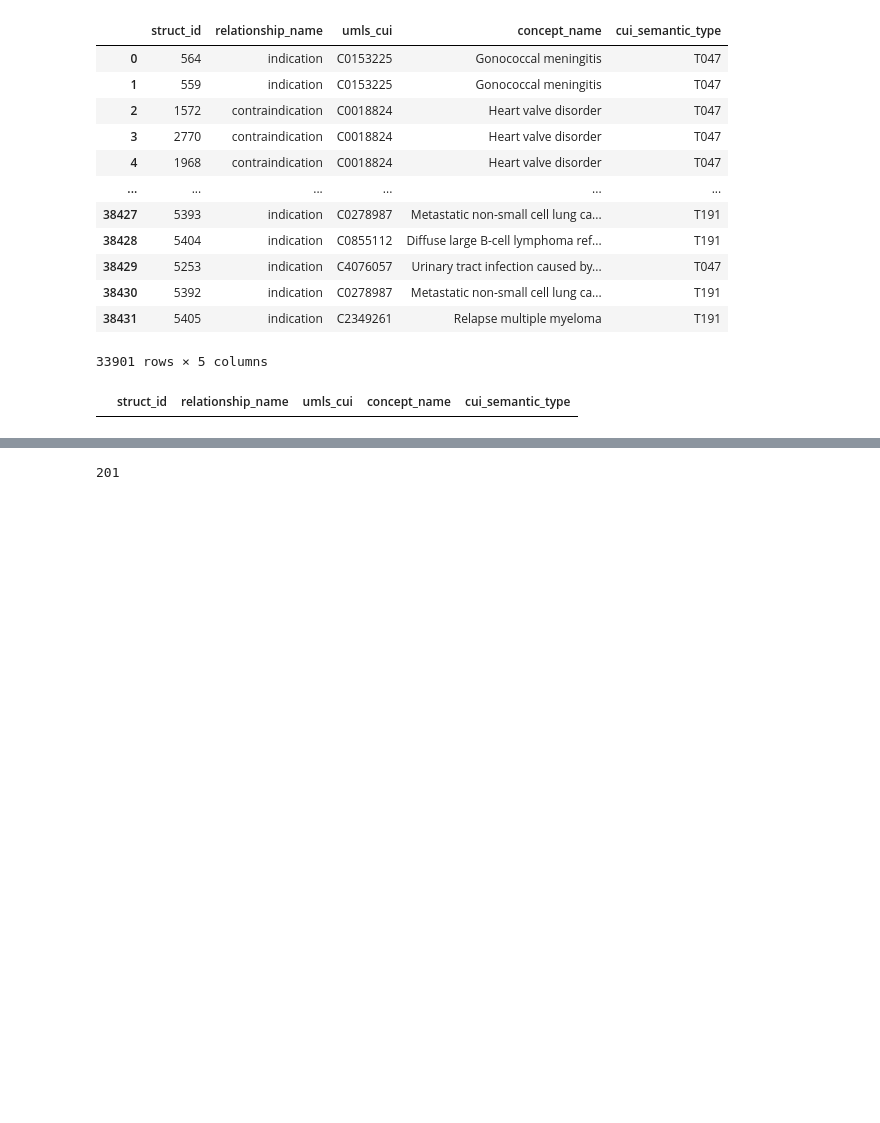
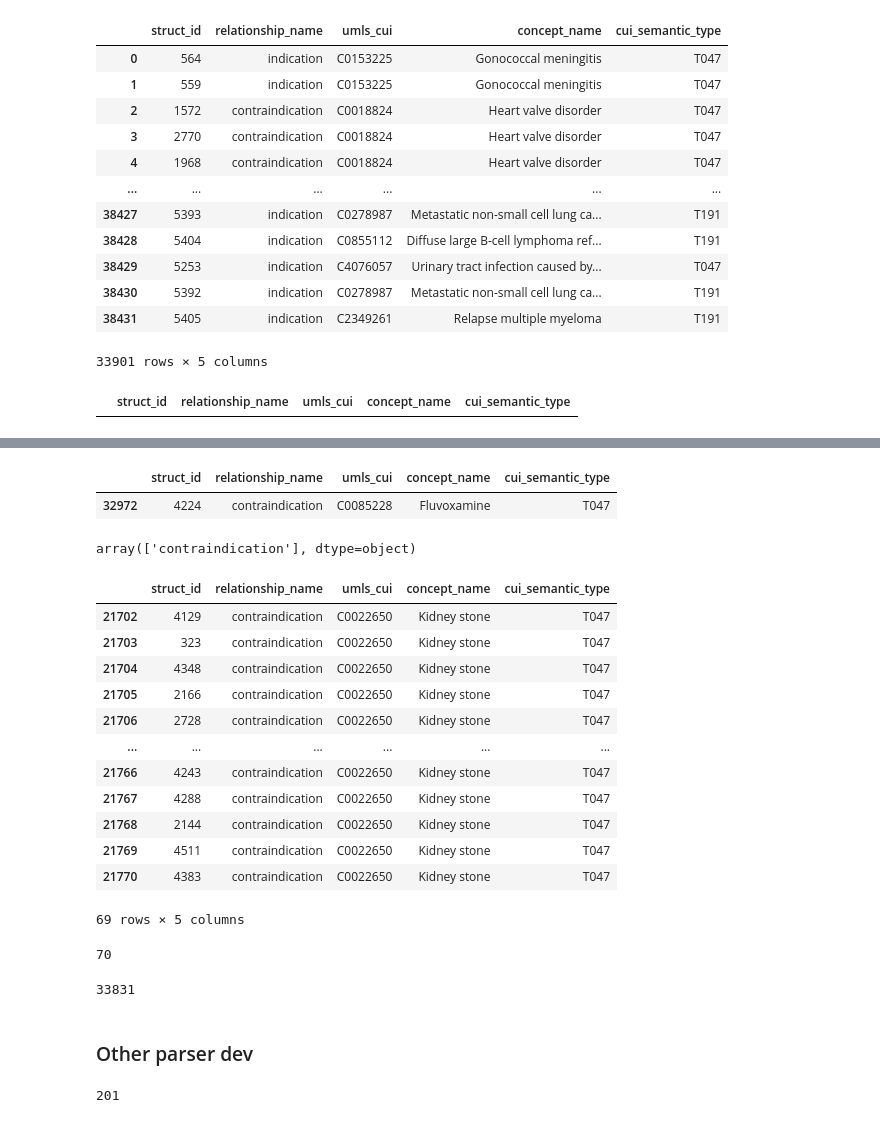
Before and after one commit to NCATSTranslator/translator-ingests, a Jupyter notebook: src/translator_ingest/ingests/drugcentral/eda_and_parser_dev.ipynb, the cells around one changed output, grey strips where cells are left out. Cells and saved outputs as stored; diff of their text form; code cells hidden in the pictures; blank space fills up the shorter version.

```diff
--- a/src/translator_ingest/ingests/drugcentral/eda_and_parser_dev.ipynb
+++ b/src/translator_ingest/ingests/drugcentral/eda_and_parser_dev.ipynb
@@ -116,11 +149,16 @@ result.fetchall()
 # %% [output]
 [(54, datetime.datetime(2023, 11, 1, 12, 10, 57, 835000))]
 # %%
-result = conn.execute(text("SELECT * FROM dbversion"))
+## parser
 
-version_n, version_date = result.fetchone()
-version_date = version_date.strftime("%Y-%m-%d")
+engine = create_engine(server_url)
 
-version_n
+## closes connection automatically afterwards
+with engine.connect() as db_conn:
+    result = db_conn.execute(text("SELECT * FROM dbversion"))
+    version_date = result.fetchone()[1]
+
+version_date = version_date.strftime("%Y_%m_%d")
+
 version_date
 # %% [output]
@@ -933,9 +969,13 @@ row = result.fetchall()
  'snomed_conceptid': 706970001,
  'doid': None}
 # %%
-## takes <3 sec
+## parser
+## takes ~3 sec
 
-df2 = pd.read_sql_table(table_name="omop_relationship_doid_view", con=conn)
+engine = create_engine(server_url)
+
+with engine.connect() as db_conn:
+    df2 = pd.read_sql_table(table_name="omop_relationship_doid_view", con=db_conn)
 # %%
 df2.head()
 # %% [output]
@@ -1148,11 +1187,9 @@ Other columns:
 # %% [markdown]
 ### Filtered data, duplicates?
 # %%
+## parser but adjusted there
+
 ## only keep main columns
 main_columns = ["struct_id", "relationship_name", "umls_cui",
                 "concept_name", "cui_semantic_type"]
 df2_filtered = df2[main_columns].copy()
-
-
-## drop if don't have umls ID
-df2_filtered = df2_filtered.dropna(subset="umls_cui", ignore_index=True).copy()
@@ -1159,3 +1202,8 @@ df2_filtered = df2_filtered.dropna(subset="umls_cui", ignore_index=True).copy()
+# %%
+## parser but adjusted there to drop based on entire df, any NA
+
+## drop if don't have umls ID
+df2_filtered.dropna(subset="umls_cui", ignore_index=True, inplace=True)
 # %%
 df2_filtered.info()
 # %% [output]
@@ -1309,0 +1383,34 @@ df2_filtered[df2_filtered["concept_name"].str.contains("canine")]
+# %%
+df2_filtered[df2_filtered["umls_cui"] == "C0085228"]
+
+df2_filtered[df2_filtered["umls_cui"] == "C0022650"].relationship_name.unique()
+df2_filtered[df2_filtered["umls_cui"] == "C0022650"]
+# %% [output]
+|  | struct_id | relationship_name | umls_cui | concept_name | cui_semantic_type |
+| 32972 | 4224 | contraindication | C0085228 | Fluvoxamine | T047 |
+array(['contraindication'], dtype=object)
+|  | struct_id | relationship_name | umls_cui | concept_name | cui_semantic_type |
+| 21702 | 4129 | contraindication | C0022650 | Kidney stone | T047 |
+| 21703 | 323 | contraindication | C0022650 | Kidney stone | T047 |
+| 21704 | 4348 | contraindication | C0022650 | Kidney stone | T047 |
+| 21705 | 2166 | contraindication | C0022650 | Kidney stone | T047 |
+| 21706 | 2728 | contraindication | C0022650 | Kidney stone | T047 |
+| ... | ... | ... | ... | ... | ... |
+| 21766 | 4243 | contraindication | C0022650 | Kidney stone | T047 |
+| 21767 | 4288 | contraindication | C0022650 | Kidney stone | T047 |
+| 21768 | 2144 | contraindication | C0022650 | Kidney stone | T047 |
+| 21769 | 4511 | contraindication | C0022650 | Kidney stone | T047 |
+| 21770 | 4383 | contraindication | C0022650 | Kidney stone | T047 |
+69 rows × 5 columns
+# %%
+## parser but adjusted
+
+problematic_objects = [
+    "C0085228",   ## Fluvoxamine (drug): doesn't match predicate (contraindicated) or Association range
+    "C0022650",   ## Kidney Calculi (aka stones, NodeNorm maps to AnatomicalEntity): doesn't match Association range
+]
+
+## how many rows affected
+df2_filtered[df2_filtered["umls_cui"].isin(problematic_objects)].shape[0]
+# %% [output]
+70
@@ -1310,3 +1421,9 @@ df2_filtered[df2_filtered["concept_name"].str.contains("canine")]
+# %%
+df2_filtered.shape[0]
+# %% [output]
+33831
+# %% [markdown]
+### Other parser dev
 # %%
 ## duplicate rows check
 
```
Also changed, not shown: parts of 27 cells of this notebook.
